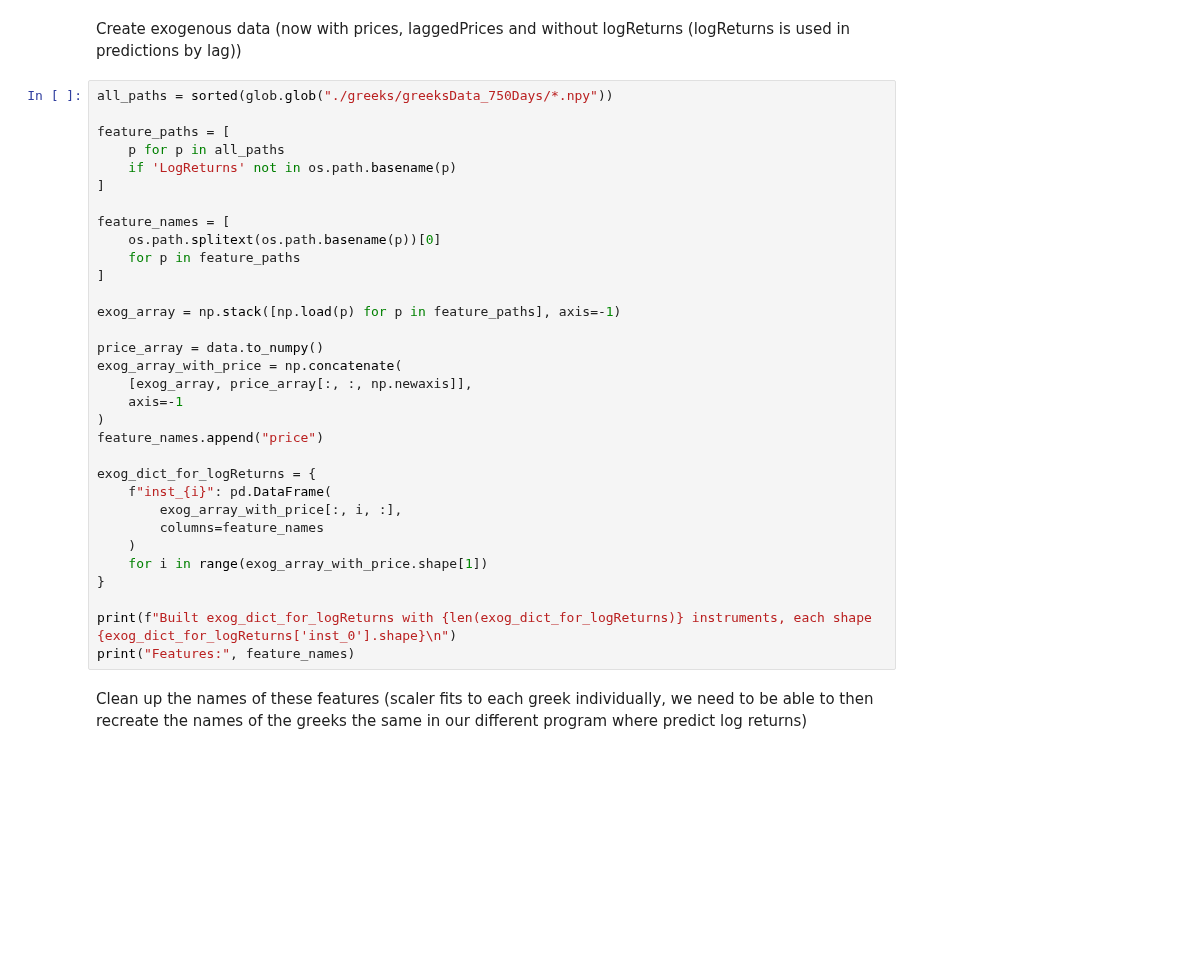
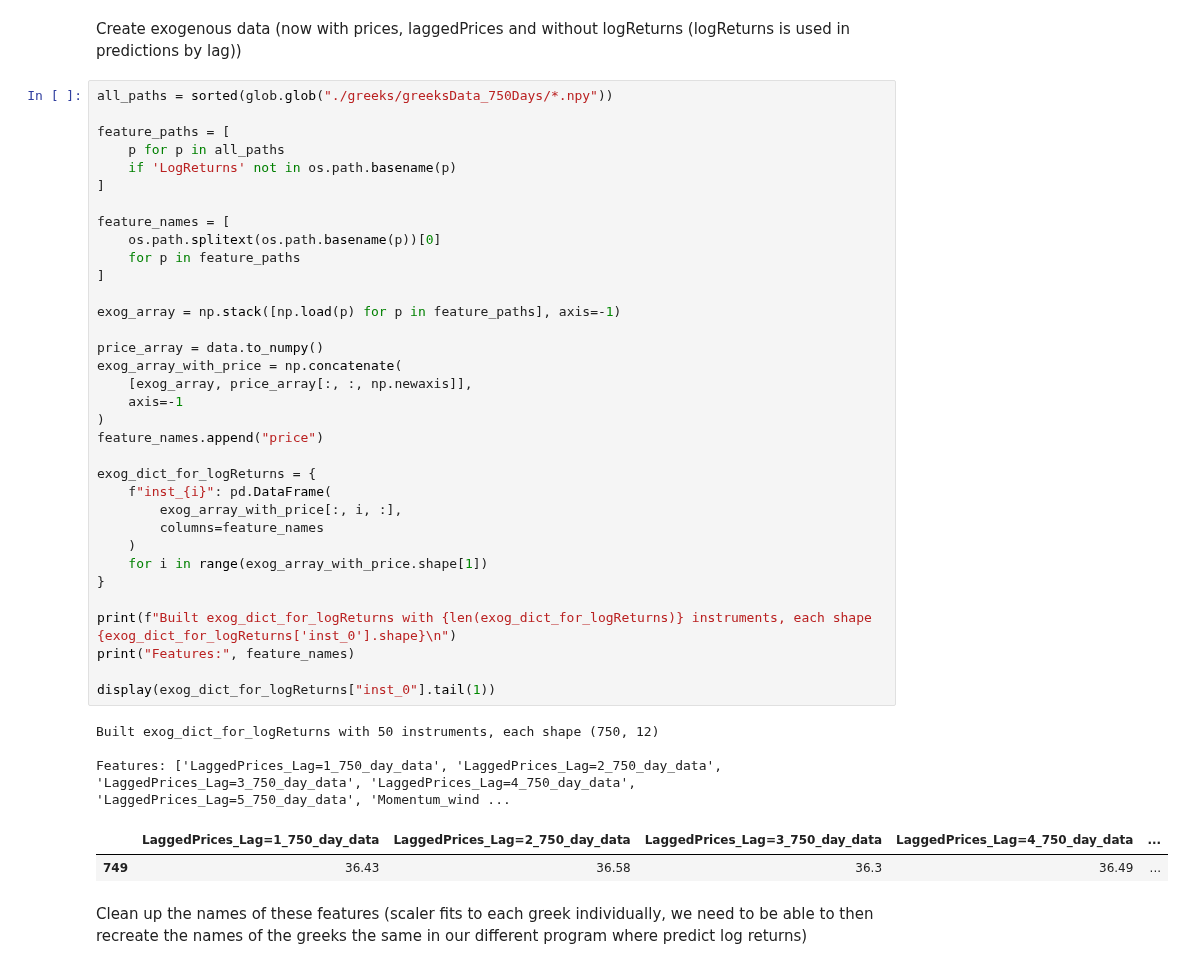
Before and after one commit to JensenJones/Algothon-2025, a Jupyter notebook: strategies/ms_forecasting/MultiTimeSeriesModelling.ipynb, the cells around one changed output. Drawn from its saved outputs; the diff is of its cells as text; blank space fills up the shorter version.

```diff
--- a/strategies/ms_forecasting/MultiTimeSeriesModelling.ipynb
+++ b/strategies/ms_forecasting/MultiTimeSeriesModelling.ipynb
@@ -300,33 +319,41 @@ all_paths = sorted(glob.glob("./greeks/greeksData_750Days/*.npy"))
 
 feature_paths = [
     p for p in all_paths
     if 'LogReturns' not in os.path.basename(p)
 ]
 
 feature_names = [
     os.path.splitext(os.path.basename(p))[0]
     for p in feature_paths
 ]
 
 exog_array = np.stack([np.load(p) for p in feature_paths], axis=-1)
 
 price_array = data.to_numpy()
 exog_array_with_price = np.concatenate(
     [exog_array, price_array[:, :, np.newaxis]],
     axis=-1
 )
 feature_names.append("price")
 
 exog_dict_for_logReturns = {
     f"inst_{i}": pd.DataFrame(
         exog_array_with_price[:, i, :],
         columns=feature_names
     )
     for i in range(exog_array_with_price.shape[1])
 }
 
 print(f"Built exog_dict_for_logReturns with {len(exog_dict_for_logReturns)} instruments, each shape {exog_dict_for_logReturns['inst_0'].shape}\n")
 print("Features:", feature_names)
+
+display(exog_dict_for_logReturns["inst_0"].tail(1))
+# %% [output]
+Built exog_dict_for_logReturns with 50 instruments, each shape (750, 12)
+
+Features: ['LaggedPrices_Lag=1_750_day_data', 'LaggedPrices_Lag=2_750_day_data', 'LaggedPrices_Lag=3_750_day_data', 'LaggedPrices_Lag=4_750_day_data', 'LaggedPrices_Lag=5_750_day_data', 'Momentum_wind ...
+|  | LaggedPrices_Lag=1_750_day_data | LaggedPrices_Lag=2_750_day_data | LaggedPrices_Lag=3_750_day_data | LaggedPrices_Lag=4_750_day_data | ... |
+| 749 | 36.43 | 36.58 | 36.3 | 36.49 | ... |
 # %% [markdown]
 Clean up the names of these features (scaler fits to each greek individually, we need to be able to then recreate the names of the greeks the same in our different program where predict log returns)
 # %%
```
Also changed, not shown: parts of 8 cells of this notebook, 3 other files.
